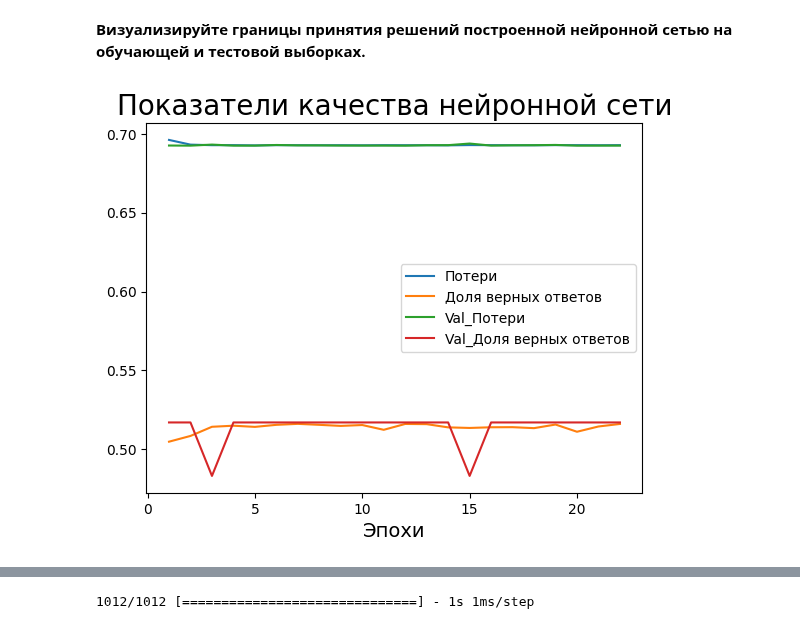
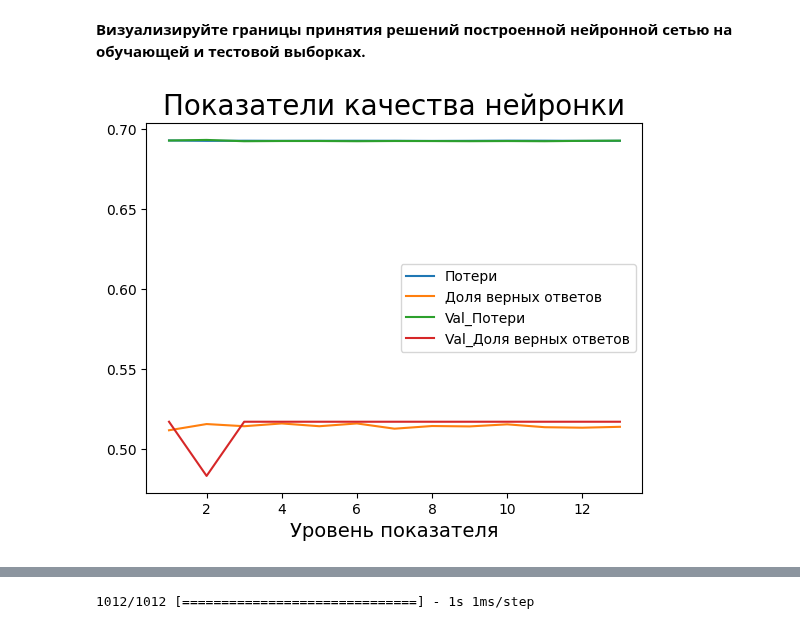
Before and after one commit to kjxeez/machine-learning, a Jupyter notebook: MLP.ipynb, the cells around one changed output, grey strips where cells are left out. Drawn from its saved outputs; the diff is of its cells as text; code cells hidden in the pictures.

```diff
--- a/MLP.ipynb
+++ b/MLP.ipynb
@@ -147,10 +143,11 @@ feature_normalizer.adapt(X_train)
 model = tf.keras.Sequential([
 
     feature_normalizer,
-    tf.keras.layers.Dense(32, activation='sigmoid',kernel_initializer='he_normal'),
-    tf.keras.layers.Dense(32, activation='sigmoid'),
-    tf.keras.layers.Dense(32, activation='sigmoid'),
-    tf.keras.layers.Dense(32, activation='sigmoid'),
+    tf.keras.layers.Dense(32, activation='relu'),
+    tf.keras.layers.Dense(32, activation='relu'),   #5 скрытых слоев
+    tf.keras.layers.Dense(32, activation='relu'),
+    tf.keras.layers.Dense(32, activation='relu'),
+    tf.keras.layers.Dense(32, activation='relu'),
     tf.keras.layers.Dense(1, activation='sigmoid')
 ])
 
@@ -217,13 +214,14 @@ __Визуализируйте границы принятия решений п
 # %%
 plt.plot(np.arange(1, len(history.history['loss'])+1), history.history['loss'], label='Потери')
 plt.plot(np.arange(1, len(history.history['accuracy'])+1),history.history['accuracy'], label='Доля верных ответов')
 plt.plot(np.arange(1, len(history.history['val_loss'])+1), history.history['val_loss'], label='Val_Потери')
 plt.plot(np.arange(1, len(history.history['val_accuracy'])+1),history.history['val_accuracy'], label='Val_Доля верных ответов')
-plt.title('Показатели качества нейронной сети', size=20)
+plt.title('Показатели качества нейронки', size=20)
 plt.xlabel('Эпохи', size=14)
+plt.xlabel('Уровень показателя', size=14)
 plt.legend();
 # %% [output]
-[figure, old version]
+[figure, new version]
 # %%
 def plot_decision_boundary(model, X, y):
     x_min, x_max = X.iloc[:, 0].min() - 1, X.iloc[:, 0].max() + 1
```
Also changed, not shown: parts of 20 cells of this notebook.
